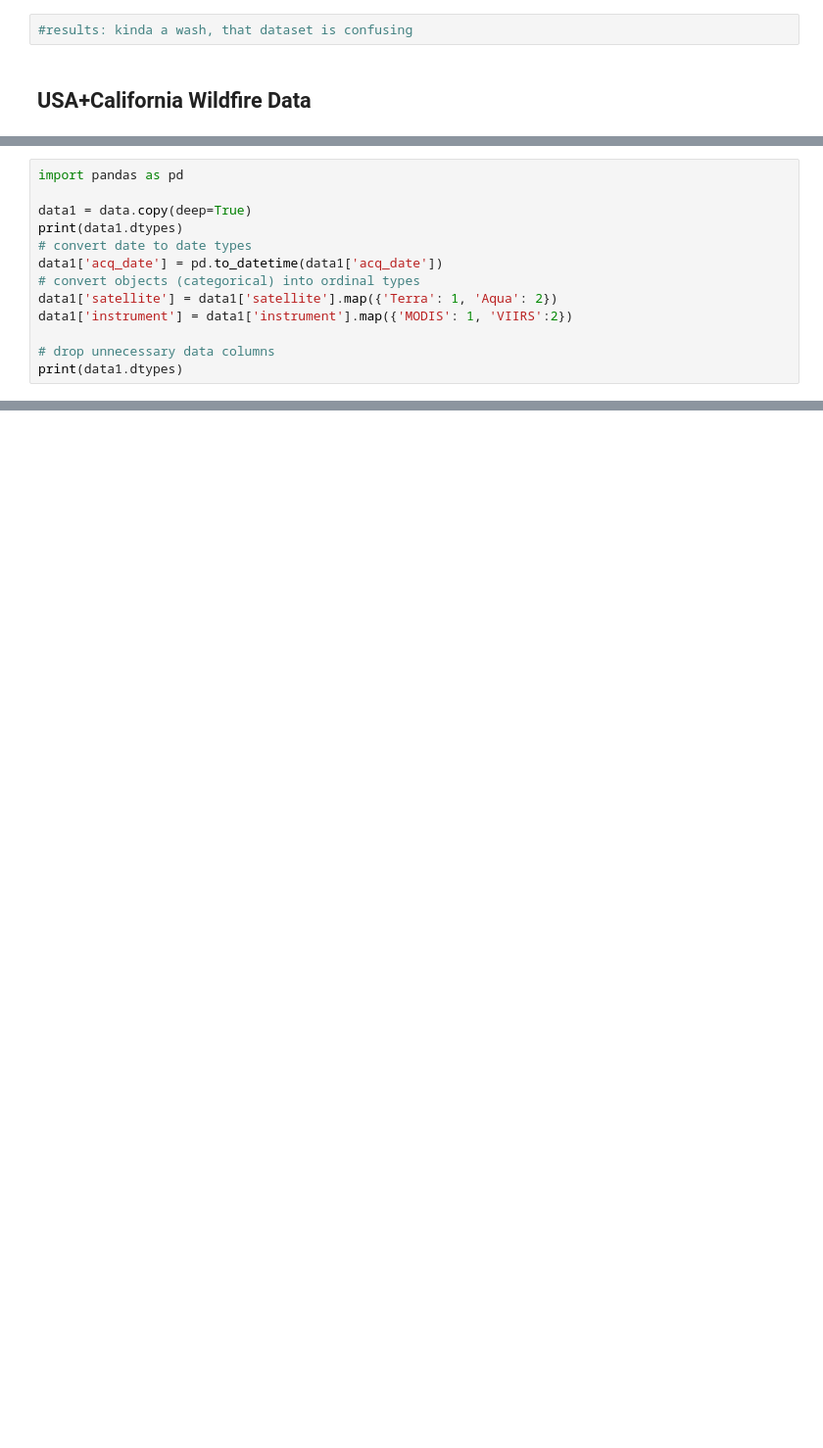
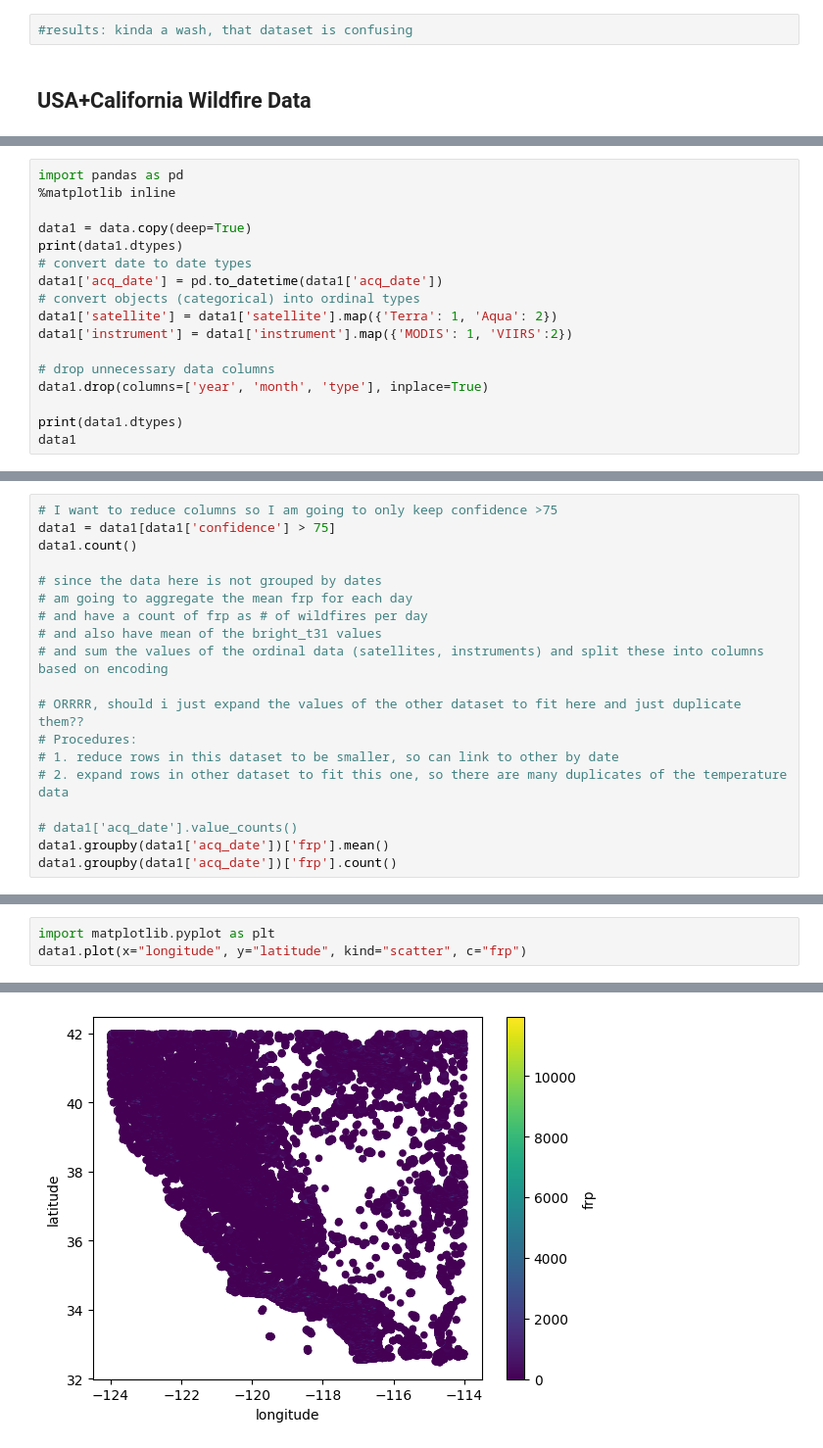
Before and after one commit to UIUC-DSC/Data-Nerds, a Jupyter notebook: wildfire_data_explore.ipynb, the cells around one changed output, grey strips where cells are left out. Shown at 98% size. Cells and saved outputs as stored; diff of their text form; blank space fills up the shorter version.

```diff
--- a/wildfire_data_explore.ipynb
+++ b/wildfire_data_explore.ipynb
@@ -90,5 +47,6 @@ Name: instrument, dtype: int64
 # %%
 import pandas as pd
+%matplotlib inline
 
 data1 = data.copy(deep=True)
 print(data1.dtypes)
@@ -99,7 +57,10 @@ data1['satellite'] = data1['satellite'].map({'Terra': 1, 'Aqua': 2})
 data1['instrument'] = data1['instrument'].map({'MODIS': 1, 'VIIRS':2})
 
 # drop unnecessary data columns
+data1.drop(columns=['year', 'month', 'type'], inplace=True)
+
 print(data1.dtypes)
+data1
 # %% [output]
 latitude      float64
 longitude     float64
@@ -120,0 +135,19 @@ dtype: object
+# %%
+# I want to reduce columns so I am going to only keep confidence >75
+data1 = data1[data1['confidence'] > 75]
+data1.count()
+
+# since the data here is not grouped by dates
+# am going to aggregate the mean frp for each day
+# and have a count of frp as # of wildfires per day
+# and also have mean of the bright_t31 values
+# and sum the values of the ordinal data (satellites, instruments) and split these into columns based on encoding
+
+# ORRRR, should i just expand the values of the other dataset to fit here and just duplicate them??
+# Procedures:
+# 1. reduce rows in this dataset to be smaller, so can link to other by date
+# 2. expand rows in other dataset to fit this one, so there are many duplicates of the temperature data
+
+# data1['acq_date'].value_counts()
+data1.groupby(data1['acq_date'])['frp'].mean()
+data1.groupby(data1['acq_date'])['frp'].count()
@@ -120,0 +168,4 @@ dtype: object
+# %%
+import matplotlib.pyplot as plt
+data1.plot(x="longitude", y="latitude", kind="scatter", c="frp")
+# %% [output]
@@ -121,3 +173,4 @@ dtype: object
+[figure, added]
 # %%
 import matplotlib.pyplot as plt
 
```
Also changed, not shown: parts of 10 cells of this notebook, 2 other files.
